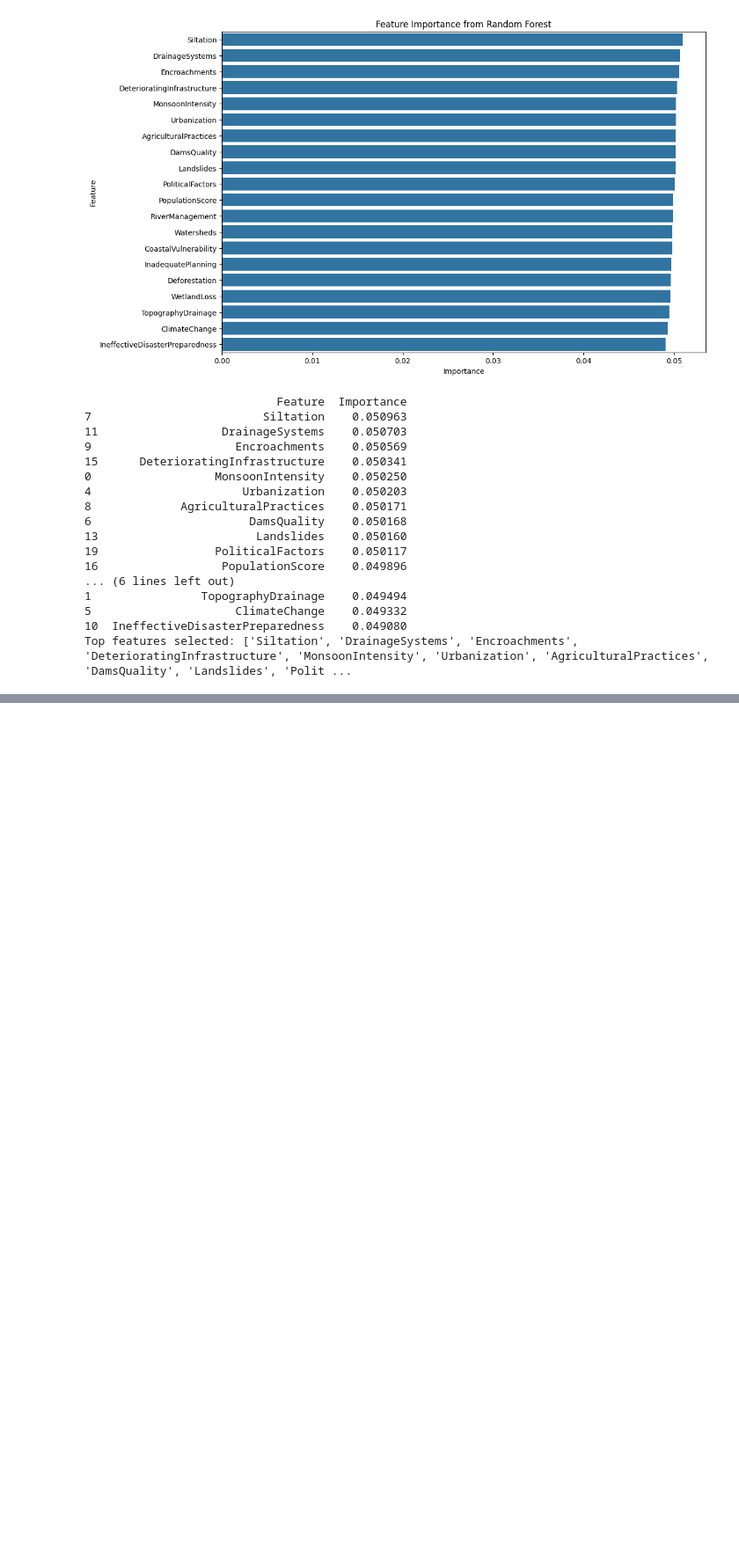
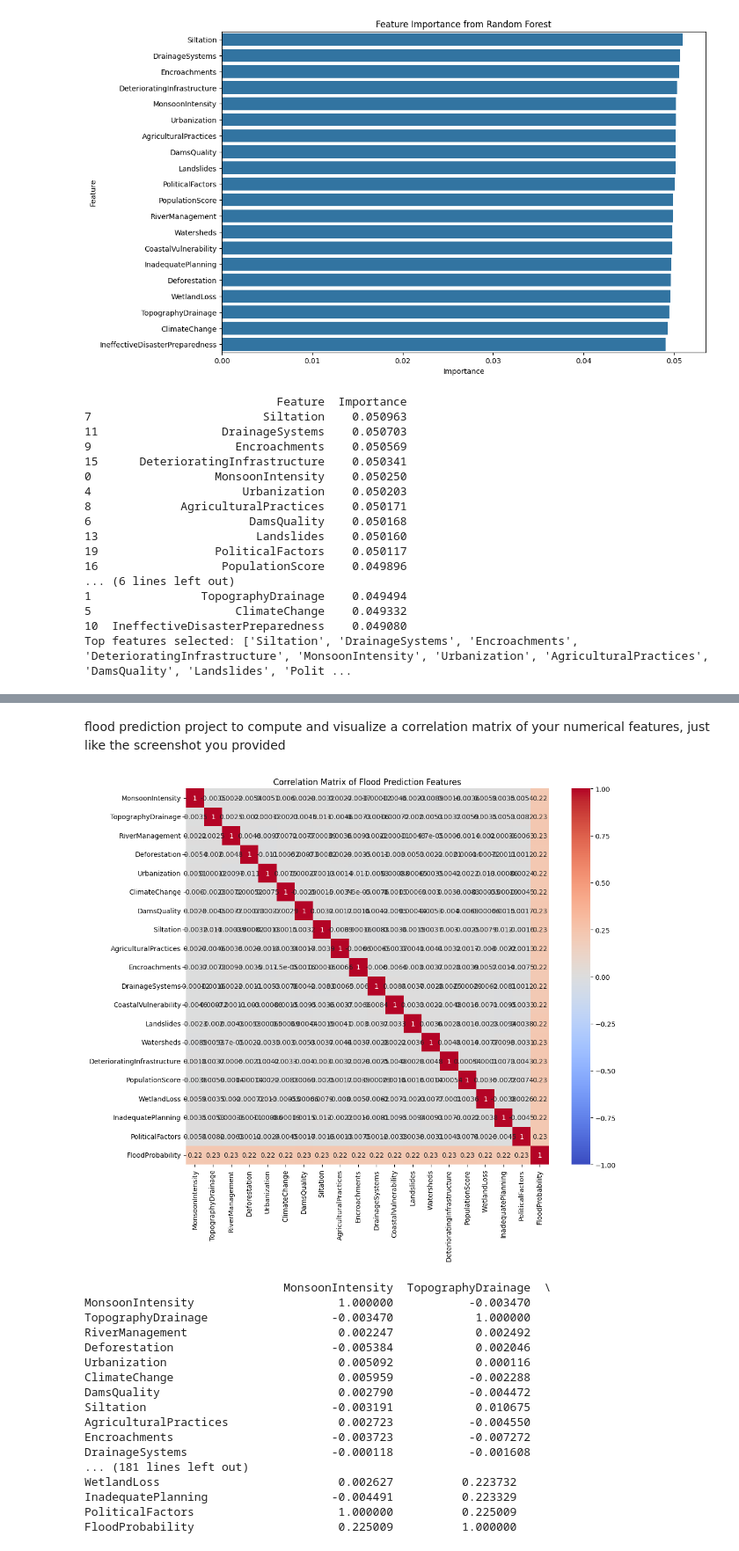
Before and after one commit to ushasri19/floodPrediction-and-Warning, a Jupyter notebook: flood_analysis.ipynb, the cells around one changed output, grey strips where cells are left out. Shown at 88% size. Cells and saved outputs as stored; diff of their text form; code cells hidden in the pictures; blank space fills up the shorter version.

Commit message:
Final project submission of aicte

```diff
--- a/flood_analysis.ipynb
+++ b/flood_analysis.ipynb
@@ -255,0 +492,49 @@ Top features selected: ['Siltation', 'DrainageSystems', 'Encroachments', 'Deteri
+# %% [markdown]
+flood prediction project to compute and visualize a correlation matrix of your numerical features, just like the screenshot you provided
+# %%
+# Create a copy of the flood dataset
+df_corr = data.copy()  # Replace 'data' with your DataFrame name if needed
+
+# Select relevant numerical columns you want to check correlations for
+num_cols = [
+    'MonsoonIntensity', 'TopographyDrainage', 'RiverManagement', 'Deforestation',
+    'Urbanization', 'ClimateChange', 'DamsQuality', 'Siltation',
+    'AgriculturalPractices', 'Encroachments', 'DrainageSystems',
+    'CoastalVulnerability', 'Landslides', 'Watersheds', 'DeterioratingInfrastructure',
+    'PopulationScore', 'WetlandLoss', 'InadequatePlanning', 'PoliticalFactors',
+    'FloodProbability'
+]
+
+# Compute correlation matrix
+corr_matrix = df_corr[num_cols].corr()
+
+# Plot correlation matrix
+import matplotlib.pyplot as plt
+import seaborn as sns
+
+plt.figure(figsize=(12, 10))
+sns.heatmap(corr_matrix, annot=True, cmap='coolwarm', vmin=-1, vmax=1, center=0)
+plt.title('Correlation Matrix of Flood Prediction Features')
+plt.show()
+
+# Display correlation matrix (optional for detailed numbers)
+print(corr_matrix)
+# %% [output]
+[figure, added]
+                             MonsoonIntensity  TopographyDrainage  \
+MonsoonIntensity                     1.000000           -0.003470
+TopographyDrainage                  -0.003470            1.000000
+RiverManagement                      0.002247            0.002492
+Deforestation                       -0.005384            0.002046
+Urbanization                         0.005092            0.000116
+ClimateChange                        0.005959           -0.002288
+DamsQuality                          0.002790           -0.004472
+Siltation                           -0.003191            0.010675
+AgriculturalPractices                0.002723           -0.004550
+Encroachments                       -0.003723           -0.007272
+DrainageSystems                     -0.000118           -0.001608
+... (181 lines left out)
+WetlandLoss                          0.002627          0.223732
+InadequatePlanning                  -0.004491          0.223329
+PoliticalFactors                     1.000000          0.225009
+FloodProbability                     0.225009          1.000000
```
Also changed, not shown: parts of 16 cells of this notebook, 4 other files.
